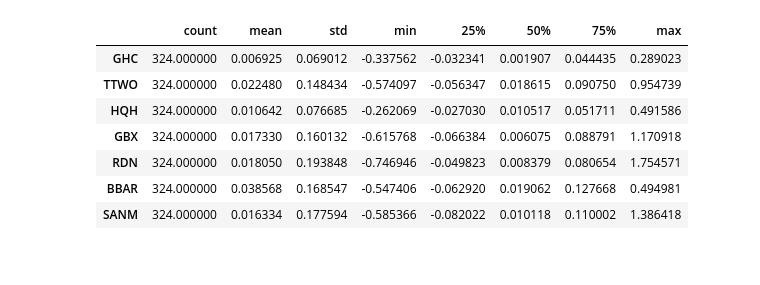
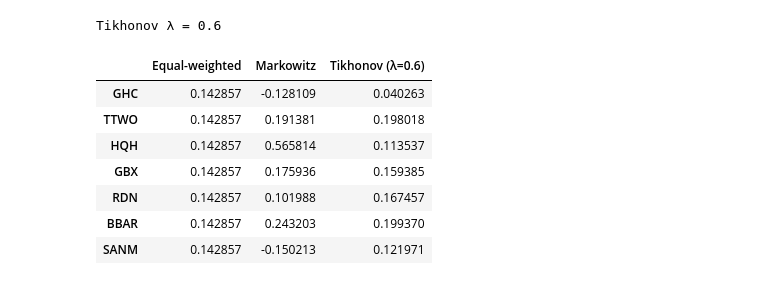
Before and after one commit to dwel760/A12Repository, a Jupyter notebook: A12/A12Notebook.ipynb, the cells around one changed output. Saved outputs shown, nothing was run; the diff lists cells and outputs as text; code cells hidden in the pictures.

```diff
--- a/A12/A12Notebook.ipynb
+++ b/A12/A12Notebook.ipynb
@@ -280,8 +214,11 @@ plt.show()
 # %%
-market_excess = df['Mkt-RF'] if USE_FAMA_FRENCH_RF and 'Mkt-RF' in df.columns else pd.Series(0.0, index=df.index, name='Mkt-RF')
-rf = df['RF'] if USE_FAMA_FRENCH_RF and 'RF' in df.columns else pd.Series(0.0, index=df.index, name='RF')
-
-my_stock_selection = stocks_prices.columns.tolist()
-
-print('Selected stocks:')
-print(my_stock_selection)
+def tangency_weights(Sigma: np.ndarray, mu_excess: np.ndarray) -> np.ndarray:
+    """Compute tangency (maximum Sharpe ratio) portfolio weights.
+    w = (Σ⁻¹ μᵉ) / (1ᵀ Σ⁻¹ μᵉ)
+    """
+    mu_excess = np.asarray(mu_excess, dtype=float).reshape(-1)
+    z = np.linalg.pinv(Sigma) @ mu_excess
+    denom = np.ones_like(mu_excess) @ z
+    if np.isclose(denom, 0.0):
+        raise ValueError('Normalisation failed: 1ᵀ Σ⁺ μᵉ ≈ 0.')
+    return z / denom
@@ -291,16 +225,42 @@ Selected stocks:
 # %%
-missing = sorted(set(my_stock_selection) - set(df.columns))
-if missing:
-    raise ValueError(f'Tickers not found in data: {missing}')
+#In-sample inputs
+stocks_train   = train[my_stock_selection].copy()
+stocks_excess_train = stocks_train.subtract(train['RF'], axis=0)
+mu_e_train     = stocks_excess_train.mean()
 
-stocks = df[my_stock_selection].copy()
-stocks.describe().T
+R_train        = stocks_train.subtract(stocks_train.mean())
+T_train        = len(stocks_train)
+Sigma_train    = (R_train.T @ R_train) / (T_train - 1)  # unbiased sample covariance
+
+#Markowitz tangency portfolio
+w_mkv_train = pd.Series(
+    tangency_weights(Sigma_train.values, mu_e_train.values),
+    index=my_stock_selection, name='Markowitz'
+)
+
+#Tikhonov regularised portfolio (λ = 0.6 as specified)
+LAMBDA = 0.6
+Sigma_tikh = Sigma_train.values + LAMBDA * np.eye(Sigma_train.shape[0])
+w_tikh_train = pd.Series(
+    tangency_weights(Sigma_tikh, mu_e_train.values),
+    index=my_stock_selection, name='Tikhonov (λ=0.6)'
+)
+
+w_eq_train = pd.Series(
+    np.repeat(1 / len(my_stock_selection), len(my_stock_selection)),
+    index=my_stock_selection, name='Equal-weighted'
+)
+
+weights_table = pd.concat([w_eq_train, w_mkv_train, w_tikh_train], axis=1)
+print(f'Tikhonov λ = {LAMBDA}')
+weights_table
 # %% [output]
+Tikhonov λ = 0.6
-|  | count | mean | std | min | 25% | 50% | 75% | max |
-| GHC | 324.000000 | 0.006925 | 0.069012 | -0.337562 | -0.032341 | 0.001907 | 0.044435 | 0.289023 |
-| TTWO | 324.000000 | 0.022480 | 0.148434 | -0.574097 | -0.056347 | 0.018615 | 0.090750 | 0.954739 |
-| HQH | 324.000000 | 0.010642 | 0.076685 | -0.262069 | -0.027030 | 0.010517 | 0.051711 | 0.491586 |
-| GBX | 324.000000 | 0.017330 | 0.160132 | -0.615768 | -0.066384 | 0.006075 | 0.088791 | 1.170918 |
-| RDN | 324.000000 | 0.018050 | 0.193848 | -0.746946 | -0.049823 | 0.008379 | 0.080654 | 1.754571 |
-| BBAR | 324.000000 | 0.038568 | 0.168547 | -0.547406 | -0.062920 | 0.019062 | 0.127668 | 0.494981 |
-| SANM | 324.000000 | 0.016334 | 0.177594 | -0.585366 | -0.082022 | 0.010118 | 0.110002 | 1.386418 |
+|  | Equal-weighted | Markowitz | Tikhonov (λ=0.6) |
+| GHC | 0.142857 | -0.128109 | 0.040263 |
+| TTWO | 0.142857 | 0.191381 | 0.198018 |
+| HQH | 0.142857 | 0.565814 | 0.113537 |
+| GBX | 0.142857 | 0.175936 | 0.159385 |
+| RDN | 0.142857 | 0.101988 | 0.167457 |
+| BBAR | 0.142857 | 0.243203 | 0.199370 |
+| SANM | 0.142857 | -0.150213 | 0.121971 |
```
Also changed, not shown: parts of 70 cells of this notebook.
